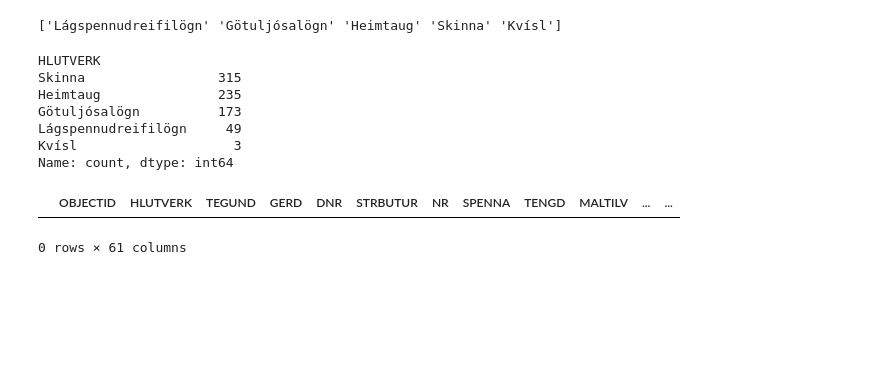
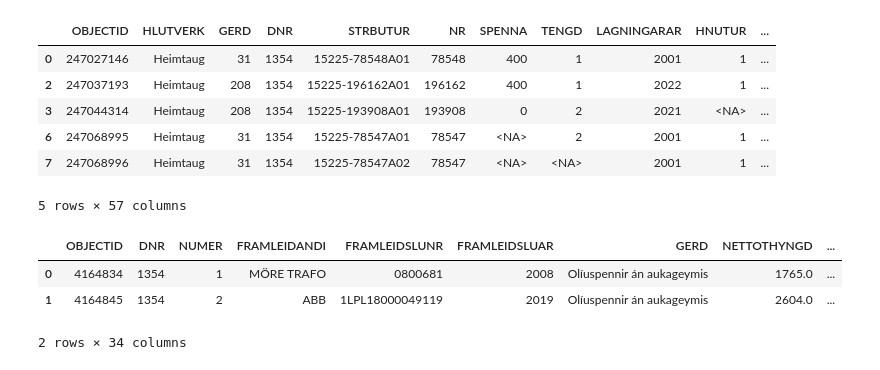
Before and after one commit to MindisBlank/Jasonaq_thesis, a Jupyter notebook: notebooks/mapping_data.ipynb, the cells around one changed output. Drawn from its saved outputs; the diff is of its cells as text; code cells hidden in the pictures; blank space fills up the shorter version.

```diff
--- a/notebooks/mapping_data.ipynb
+++ b/notebooks/mapping_data.ipynb
@@ -517,24 +500,20 @@ m
    - Cabinets: 6
    - Transformers: 2
 [interactive output not drawn]
-# %%
-print(df['HLUTVERK'].unique())
-# %% [output]
-['Lágspennudreifilögn' 'Götuljósalögn' 'Heimtaug' 'Skinna' 'Kvísl']
-# %%
-# Print the count of each unique entry in 'HLUTVERK'
-print(df['HLUTVERK'].value_counts())
-
-# Example: Print all rows where HLUTVERK equals a specific value (replace 'x' with the desired value)
-x = 'Straumspennir'  # Change this to any value from df['HLUTVERK'].unique()
-df[df['HLUTVERK'] == x].head()
-# %% [output]
-HLUTVERK
-Skinna                 315
-Heimtaug               235
-Götuljósalögn          173
-Lágspennudreifilögn     49
-Kvísl                    3
-Name: count, dtype: int64
-|  | OBJECTID | HLUTVERK | TEGUND | GERD | DNR | STRBUTUR | NR | SPENNA | TENGD | MALTILV | ... | ... |
-0 rows × 61 columns
+# %%
+lines_clean.head()
+# %% [output]
+|  | OBJECTID | HLUTVERK | GERD | DNR | STRBUTUR | NR | SPENNA | TENGD | LAGNINGARAR | HNUTUR | ... |
+| 0 | 247027146 | Heimtaug | 31 | 1354 | 15225-78548A01 | 78548 | 400 | 1 | 2001 | 1 | ... |
+| 2 | 247037193 | Heimtaug | 208 | 1354 | 15225-196162A01 | 196162 | 400 | 1 | 2022 | 1 | ... |
+| 3 | 247044314 | Heimtaug | 208 | 1354 | 15225-193908A01 | 193908 | 0 | 2 | 2021 | <NA> | ... |
+| 6 | 247068995 | Heimtaug | 31 | 1354 | 15225-78547A01 | 78547 | <NA> | 2 | 2001 | 1 | ... |
+| 7 | 247068996 | Heimtaug | 31 | 1354 | 15225-78547A02 | 78547 | <NA> | <NA> | 2001 | 1 | ... |
+5 rows × 57 columns
+# %%
+transformers.head()
+# %% [output]
+|  | OBJECTID | DNR | NUMER | FRAMLEIDANDI | FRAMLEIDSLUNR | FRAMLEIDSLUAR | GERD | NETTOTHYNGD | ... |
+| 0 | 4164834 | 1354 | 1 | MÖRE TRAFO | 0800681 | 2008 | Olíuspennir án aukageymis | 1765.0 | ... |
+| 1 | 4164845 | 1354 | 2 | ABB | 1LPL18000049119 | 2019 | Olíuspennir án aukageymis | 2604.0 | ... |
+2 rows × 34 columns
```
Also changed, not shown: parts of 9 cells of this notebook, 3 other files.
